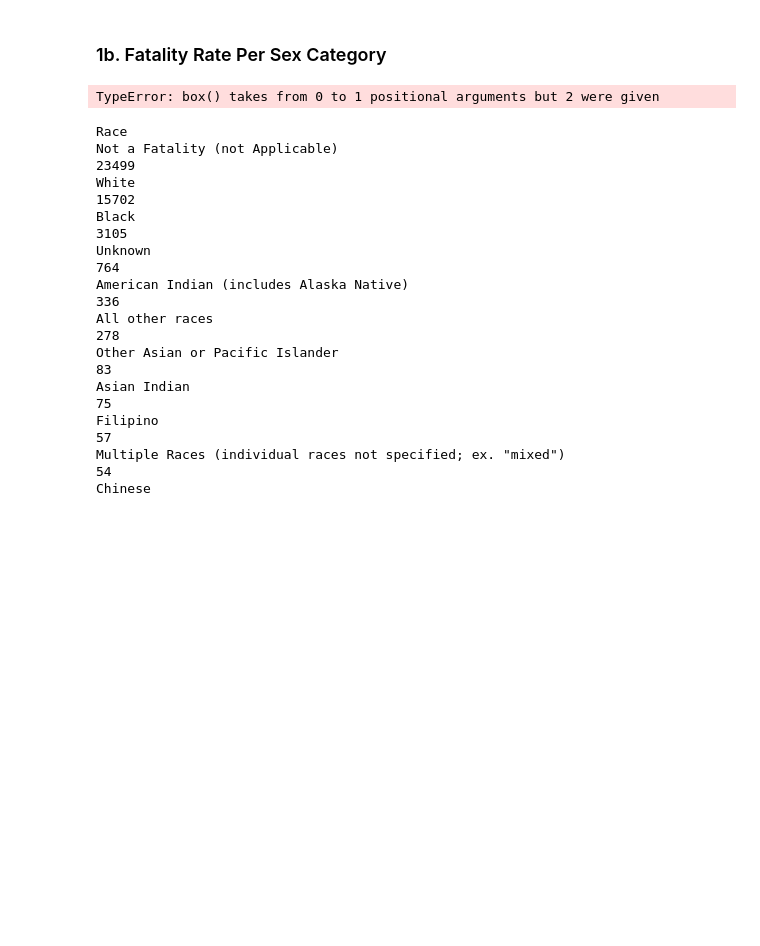
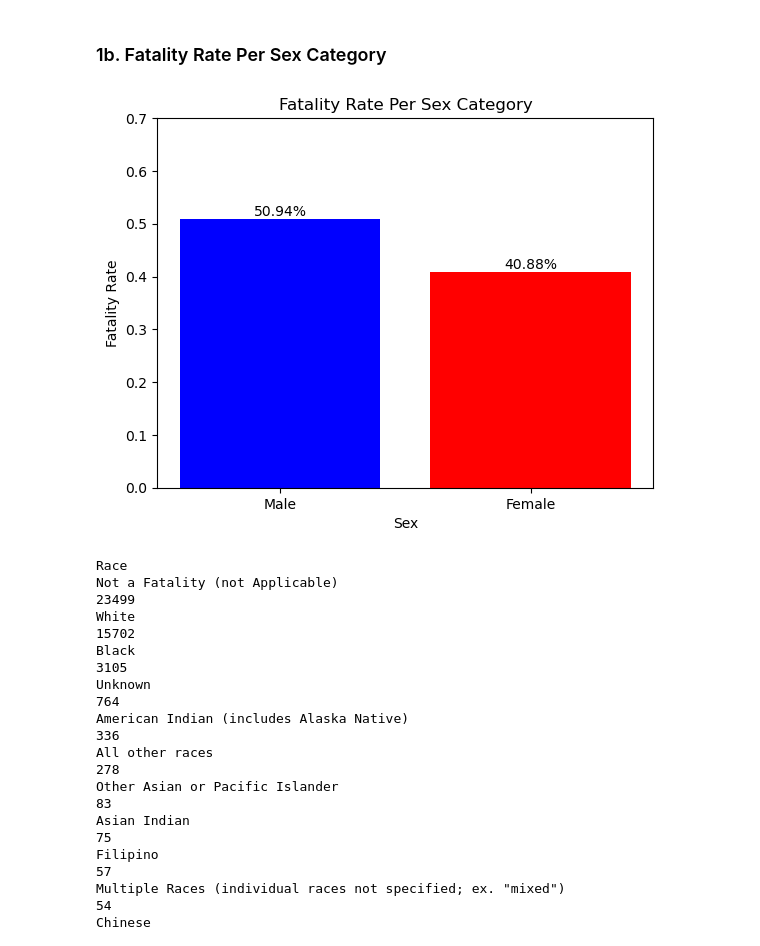
Before and after one commit to dcheung0720/Data-Wizards-1, a Jupyter notebook: Analysis/CrashAnalysis.ipynb, the cells around one changed output. Drawn from its saved outputs; the diff is of its cells as text; code cells hidden in the pictures; blank space fills up the shorter version.

Commit message:
added Fatality rate per sex category

```diff
--- a/Analysis/CrashAnalysis.ipynb
+++ b/Analysis/CrashAnalysis.ipynb
@@ -84,18 +84,31 @@ plt.show()
 # %% [markdown]
 <h3>1b. Fatality Rate Per Sex Category</h3>
-# %%
-num_female = len(df_crash[df_crash["Sex"]== "Female"])
-num_male = len(df_crash[df_crash["Sex"] == "Male"])
-
-fatality_rate_male = num_fatal_male/num_male
-fatality_rate_female = num_fatal_female/num_female
-
-x_labels = ["Male", "Female"]
-fatality_rates = [fatality_rate_male, fatality_rate_female]
-
-plt.box(x_labels, fatality_rates)
-# %% [output]
-TypeError: box() takes from 0 to 1 positional arguments but 2 were given
+# %%
+# Total number of female and male
+num_female = len(df_crash[df_crash["Sex"]== "Female"])
+num_male = len(df_crash[df_crash["Sex"] == "Male"])
+
+# Male and female fatality rates
+fatality_rate_male = num_fatal_male/num_male
+fatality_rate_female = num_fatal_female/num_female
+
+# labels for bar graph
+x_labels = ["Male", "Female"]
+fatality_rates = [fatality_rate_male, fatality_rate_female]
+
+#plot the graphs
+plt.bar(x_labels, fatality_rates, color = ["Blue", "Red"])
+plt.title("Fatality Rate Per Sex Category")
+plt.ylabel("Fatality Rate")
+plt.xlabel("Sex")
+plt.ylim(0, .7)
+# add percent labels
+for idx, data in enumerate(fatality_rates):
+    plt.text(idx, data, f'{data*100:.2f}%', ha = "center", va = "bottom")
+
+plt.show()
+# %% [output]
+[figure, added]
 # %%
 #Check Race Values
 print(df_crash["Race"].value_counts())
```
Also changed, not shown: parts of 1 cell of this notebook.
